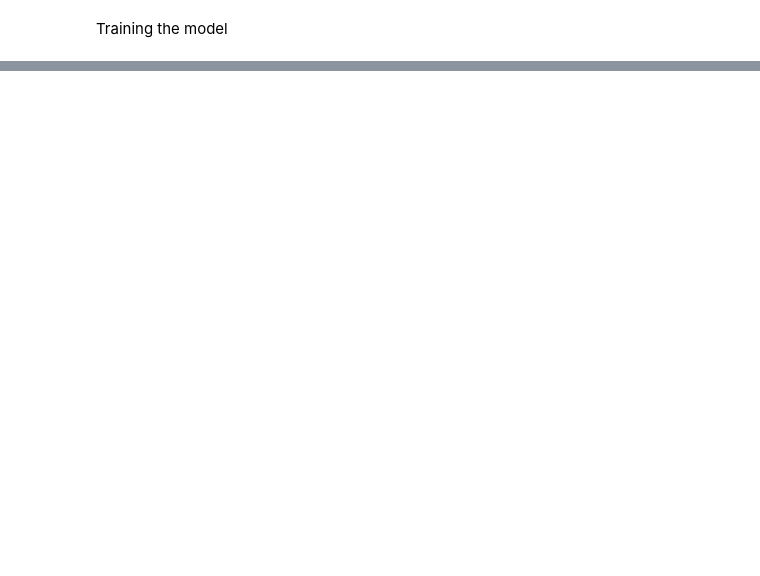
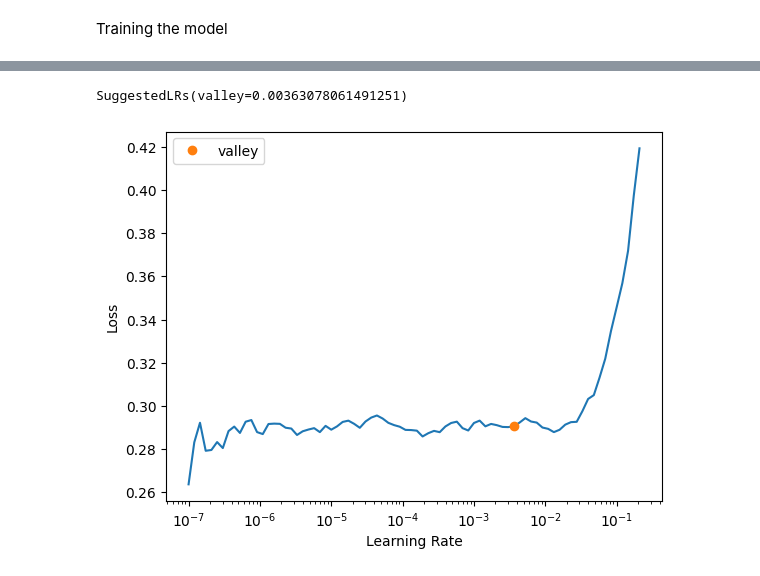
Before and after one commit to EmalisaAntonioli/CVC_challenge, a Jupyter notebook: model.ipynb, the cells around one changed output, grey strips where cells are left out. Drawn from its saved outputs; the diff is of its cells as text; code cells hidden in the pictures; blank space fills up the shorter version.

```diff
--- a/model.ipynb
+++ b/model.ipynb
@@ -331,0 +471,2 @@ learner.save('model')
+# %%
+learner.fit_one_cycle(5, lr_max=1e-3)
@@ -331,0 +480,3 @@ learner.save('model')
+# %%
+learner.lr_find()
+# %% [output]
@@ -331,0 +484,2 @@ learner.save('model')
+SuggestedLRs(valley=0.00363078061491251)
+[figure, added]
```
Also changed, not shown: parts of 27 cells of this notebook.
